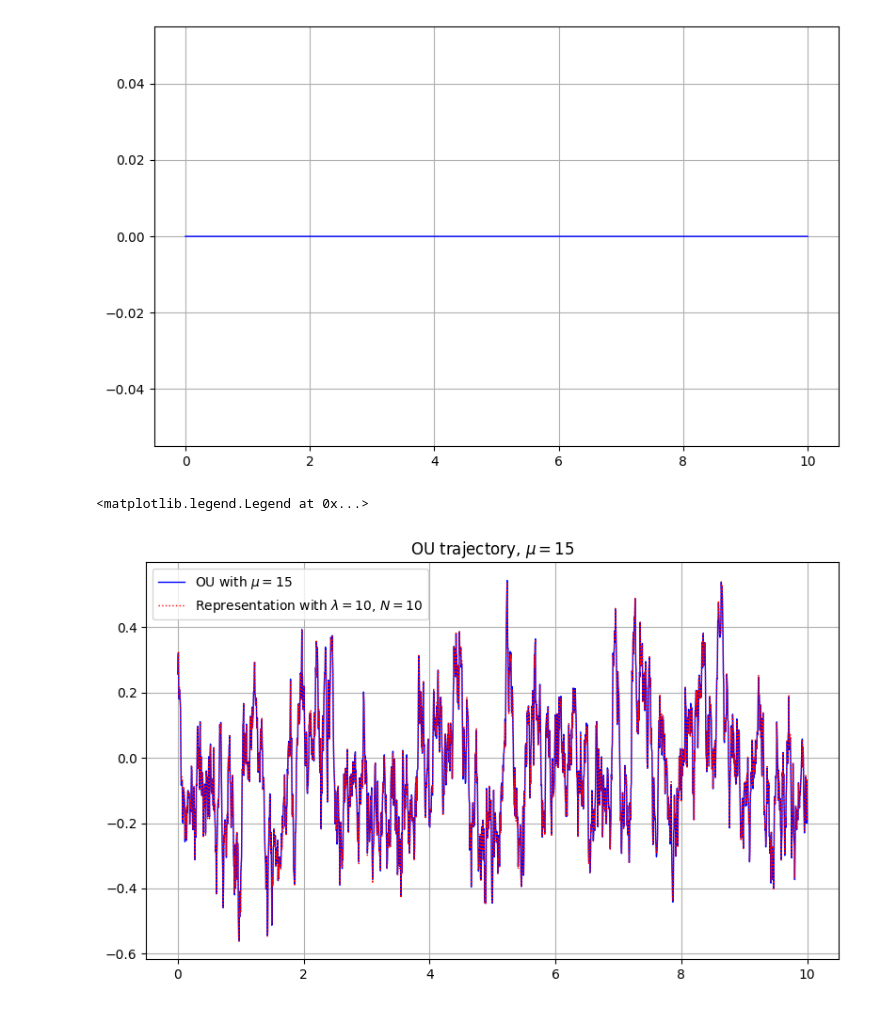
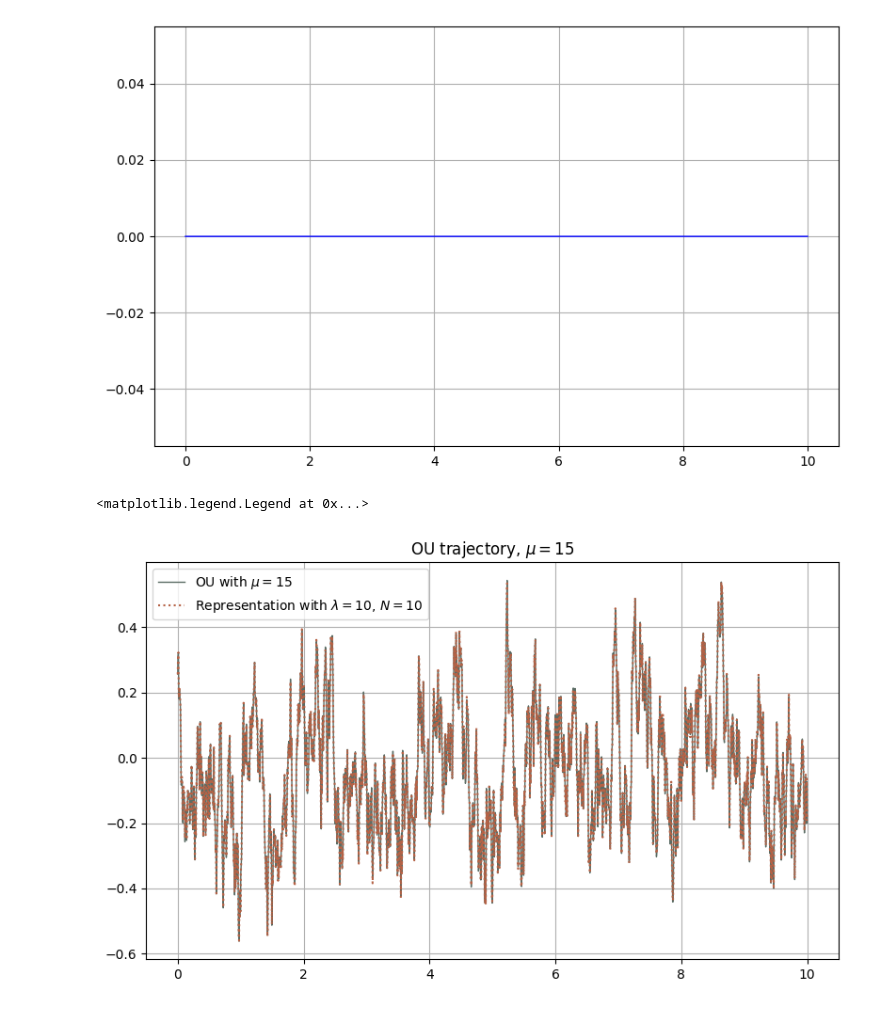
Before and after one commit to MrG1raffe/signature, a Jupyter notebook: notebooks/Representations.ipynb, the cells around one changed output. Drawn from its saved outputs; the diff is of its cells as text; code cells hidden in the pictures.

```diff
--- a/notebooks/Representations.ipynb
+++ b/notebooks/Representations.ipynb
@@ -128,16 +125,19 @@ plt.plot(t_daily[t_daily >= 0], (SigS @ (dif)).real, "b", label=f"OU with $\mu={
 336517822265625.0*2111111111
 [<matplotlib.lines.Line2D at 0x...>]
 [figure]
+# %%
+green = "#5b6c64"
+copper = "#B56246"
 # %%
 fig, ax = plt.subplots()
 idx_start = 0
 step = 500
 
 # ax.plot(t_daily[t_daily >= 0][idx_start:idx_start+step], (SigS @ (Ø * theta + _2)).real[idx_start:idx_start+step], "b", lw=1)
-ax.plot(t_daily[t_daily >= 0], ou_daily[t_daily >= 0], "b", lw=1, label=f"OU with $\mu={kappa}$")
-ax.plot(t_daily[t_daily >= 0], (SigS @ (Ø * theta + l_kappa)).real, "r:", label=f"Representation with $\lambda={lam}$, $N={N}$", lw=1)
+ax.plot(t_daily[t_daily >= 0], ou_daily[t_daily >= 0], color=green, lw=1, label=f"OU with $\mu={kappa}$")
+ax.plot(t_daily[t_daily >= 0], (SigS @ (Ø * theta + l_kappa)).real, ":", color=copper, label=f"Representation with $\lambda={lam}$, $N={N}$", lw=1.5)
 ax.set_title(f"OU trajectory, $\mu={kappa}$")
 ax.legend()
 # %% [output]
 <matplotlib.legend.Legend at 0x...>
-[figure, old version]
+[figure, new version]
```
Also changed, not shown: parts of 4 cells of this notebook, 14 other files.
